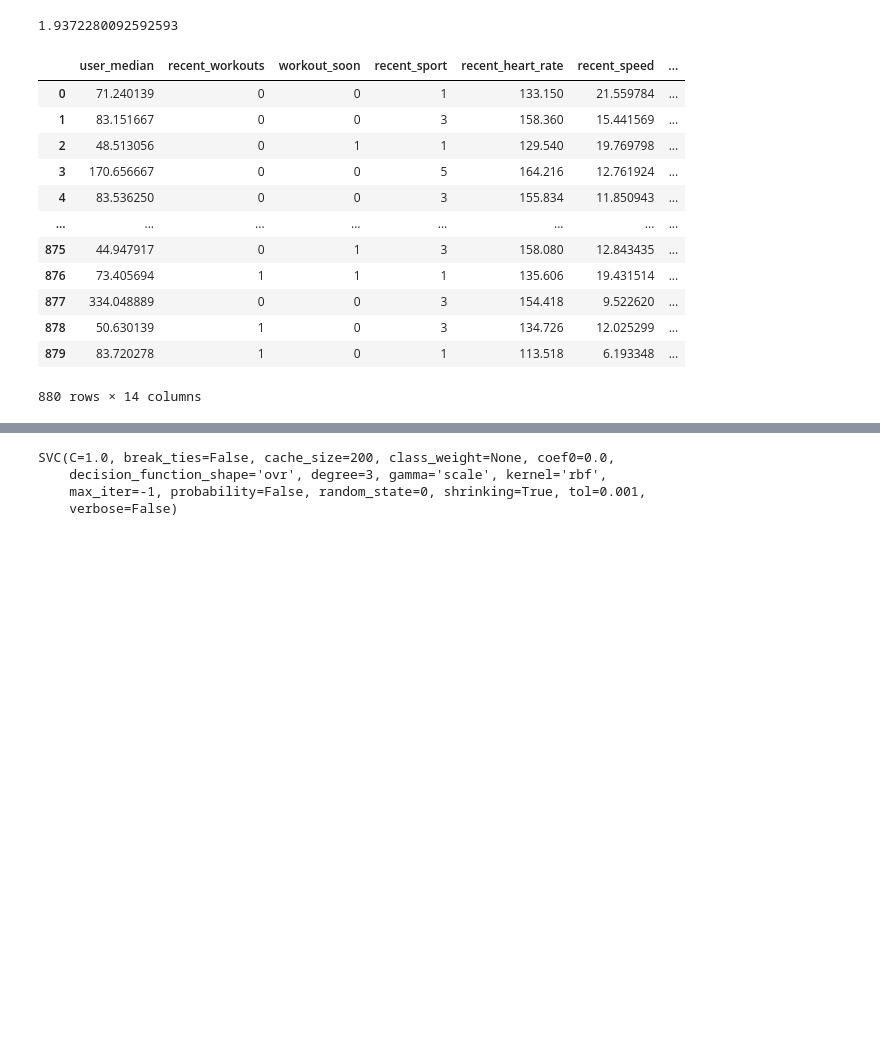
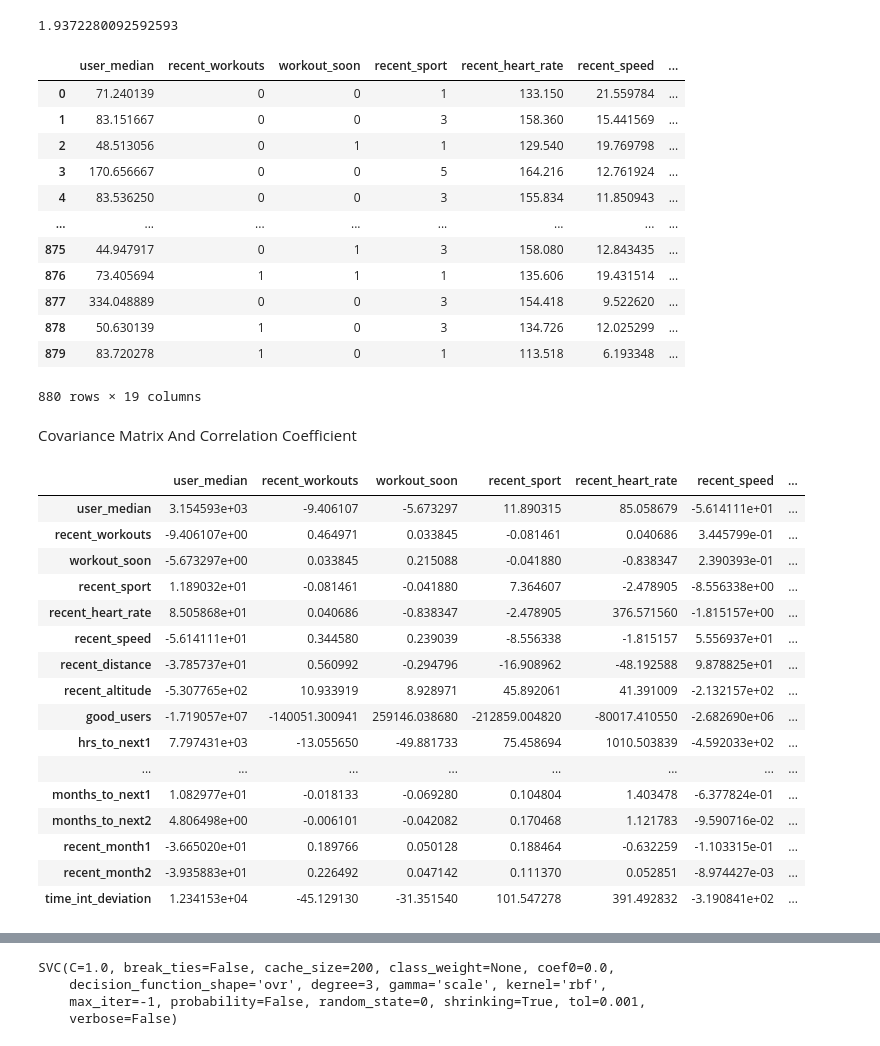
Before and after one commit to stsan9/EndoMondoResearchERSP, a Jupyter notebook: Machine_Learning_Model_Comparison.ipynb, the cells around one changed output, grey strips where cells are left out. Cells and saved outputs as stored; diff of their text form; code cells hidden in the pictures; blank space fills up the shorter version.

```diff
--- a/Machine_Learning_Model_Comparison.ipynb
+++ b/Machine_Learning_Model_Comparison.ipynb
@@ -18,7 +19,7 @@ Enter your authorization code:
 ··········
 Mounted at /content/gdrive/
 # %%
-path = '/content/gdrive/My Drive/McAuley/EndoMondoSportsTable.csv'
-dataframe = pd.read_csv(path)
-dataframe.head(2)
+path = '/content/gdrive/My Drive/McAuley/UserTimeTable.csv'
+user_time_table = pd.read_csv(path)
+user_time_table.head(2)
 # %% [output]
@@ -51,17 +52,28 @@ median_gap = np.median(df['hrs_to_next'])
 print(median_gap/24)
 # %% [output]
 1.9372280092592593
+# %%
+#Converting hrs_to_next to month ranges
+def hrs_to_month(num):
+  return num/24/30
+dataframe["months_to_next"]=dataframe["hrs_to_next"].apply(hrs_to_month)
+# %%
+#Converting time_start to number of month
+def extract_month(num):
+  date=datetime.fromtimestamp(num)
+  return date.month
+dataframe["month"]=dataframe["time_start"].apply(extract_month)
 # %%
 user_time_table = pd.DataFrame(columns=['userId', 'median_hrs_to_next', 'workout_in_median'])
 
 variable_dict = {'user_median': [], 'recent_workouts': [], 'workout_soon': [], 'recent_sport': [], 'recent_heart_rate': [], 'recent_speed': [], 'recent_distance': [],
-                 'recent_altitude': [], 'good_users': [], 'hrs_to_next1': [], 'hrs_to_next2': [], 'gender_female': [], 'gender_male': [], 'gender_unknown': []}
+                 'recent_altitude': [], 'good_users': [], 'hrs_to_next1': [], 'hrs_to_next2': [], 'gender_female': [], 'gender_male': [], 'gender_unknown': [], 'months_to_next1': [],
+                 'months_to_next2': [], 'recent_month1': [], 'recent_month2': [], 'time_int_deviation': []}
 
 for user in all_users:
   user_data = dataframe.loc[dataframe["userId"] == user].loc[dataframe['hrs_to_next'] != 0].sort_values("time_start", ascending=False)
-  if len(user_data) < 20:
-    continue
-  else:
+  user_data['time_int_deviation'] = pd.DataFrame.std(user_data.hrs_to_next)   # calculate time deviation per user here
+  if len(user_data) >= 20:
     variable_dict['good_users'].append(user)
     variable_dict['user_median'].append(np.median(user_data['hrs_to_next']))
     workouts = user_data[user_data['time_start'] >= (user_data['time_start'].iloc[1] - median_gap*60*60)]
@@ -74,8 +86,13 @@ for user in all_users:
     variable_dict['recent_altitude'].append(user_data['average_altitude'].iloc[1])
     variable_dict['hrs_to_next1'].append(user_data['hrs_to_next'].iloc[2])
     variable_dict['hrs_to_next2'].append(user_data['hrs_to_next'].iloc[3])
+    variable_dict['months_to_next1'].append(user_data['months_to_next'].iloc[2])
+    variable_dict['months_to_next2'].append(user_data['months_to_next'].iloc[3])
     variable_dict['gender_female'].append(user_data['gender_female'].iloc[1])
     variable_dict['gender_male'].append(user_data['gender_male'].iloc[1])
     variable_dict['gender_unknown'].append(user_data['gender_unknown'].iloc[1])
+    variable_dict['recent_month1'].append(user_data['month'].iloc[2])
+    variable_dict['recent_month2'].append(user_data['month'].iloc[3])
+    variable_dict['time_int_deviation'].append(user_data['time_int_deviation'].iloc[1])
 
 user_time_table = pd.DataFrame.from_dict(variable_dict)
@@ -94,4 +127,27 @@ user_time_table
 | 877 | 334.048889 | 0 | 0 | 3 | 154.418 | 9.522620 | ... |
 | 878 | 50.630139 | 1 | 0 | 3 | 134.726 | 12.025299 | ... |
 | 879 | 83.720278 | 1 | 0 | 1 | 113.518 | 6.193348 | ... |
-880 rows × 14 columns
+880 rows × 19 columns
+# %% [markdown]
+Covariance Matrix And Correlation Coefficient
+# %%
+covar = pd.DataFrame.cov(user_time_table)
+covar
+# %% [output]
+|  | user_median | recent_workouts | workout_soon | recent_sport | recent_heart_rate | recent_speed | ... |
+| user_median | 3.154593e+03 | -9.406107 | -5.673297 | 11.890315 | 85.058679 | -5.614111e+01 | ... |
+| recent_workouts | -9.406107e+00 | 0.464971 | 0.033845 | -0.081461 | 0.040686 | 3.445799e-01 | ... |
+| workout_soon | -5.673297e+00 | 0.033845 | 0.215088 | -0.041880 | -0.838347 | 2.390393e-01 | ... |
+| recent_sport | 1.189032e+01 | -0.081461 | -0.041880 | 7.364607 | -2.478905 | -8.556338e+00 | ... |
+| recent_heart_rate | 8.505868e+01 | 0.040686 | -0.838347 | -2.478905 | 376.571560 | -1.815157e+00 | ... |
+| recent_speed | -5.614111e+01 | 0.344580 | 0.239039 | -8.556338 | -1.815157 | 5.556937e+01 | ... |
+| recent_distance | -3.785737e+01 | 0.560992 | -0.294796 | -16.908962 | -48.192588 | 9.878825e+01 | ... |
+| recent_altitude | -5.307765e+02 | 10.933919 | 8.928971 | 45.892061 | 41.391009 | -2.132157e+02 | ... |
+| good_users | -1.719057e+07 | -140051.300941 | 259146.038680 | -212859.004820 | -80017.410550 | -2.682690e+06 | ... |
+| hrs_to_next1 | 7.797431e+03 | -13.055650 | -49.881733 | 75.458694 | 1010.503839 | -4.592033e+02 | ... |
+| ... | ... | ... | ... | ... | ... | ... | ... |
+| months_to_next1 | 1.082977e+01 | -0.018133 | -0.069280 | 0.104804 | 1.403478 | -6.377824e-01 | ... |
+| months_to_next2 | 4.806498e+00 | -0.006101 | -0.042082 | 0.170468 | 1.121783 | -9.590716e-02 | ... |
+| recent_month1 | -3.665020e+01 | 0.189766 | 0.050128 | 0.188464 | -0.632259 | -1.103315e-01 | ... |
+| recent_month2 | -3.935883e+01 | 0.226492 | 0.047142 | 0.111370 | 0.052851 | -8.974427e-03 | ... |
+| time_int_deviation | 1.234153e+04 | -45.129130 | -31.351540 | 101.547278 | 391.492832 | -3.190841e+02 | ... |
```
Also changed, not shown: parts of 19 cells of this notebook.
